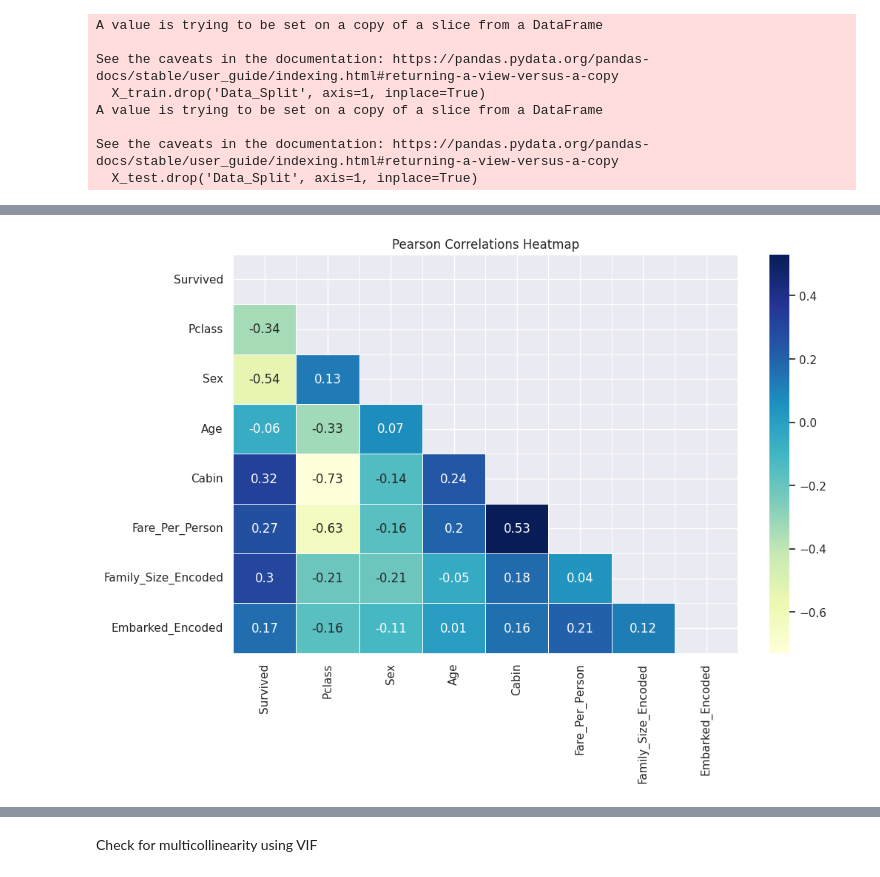
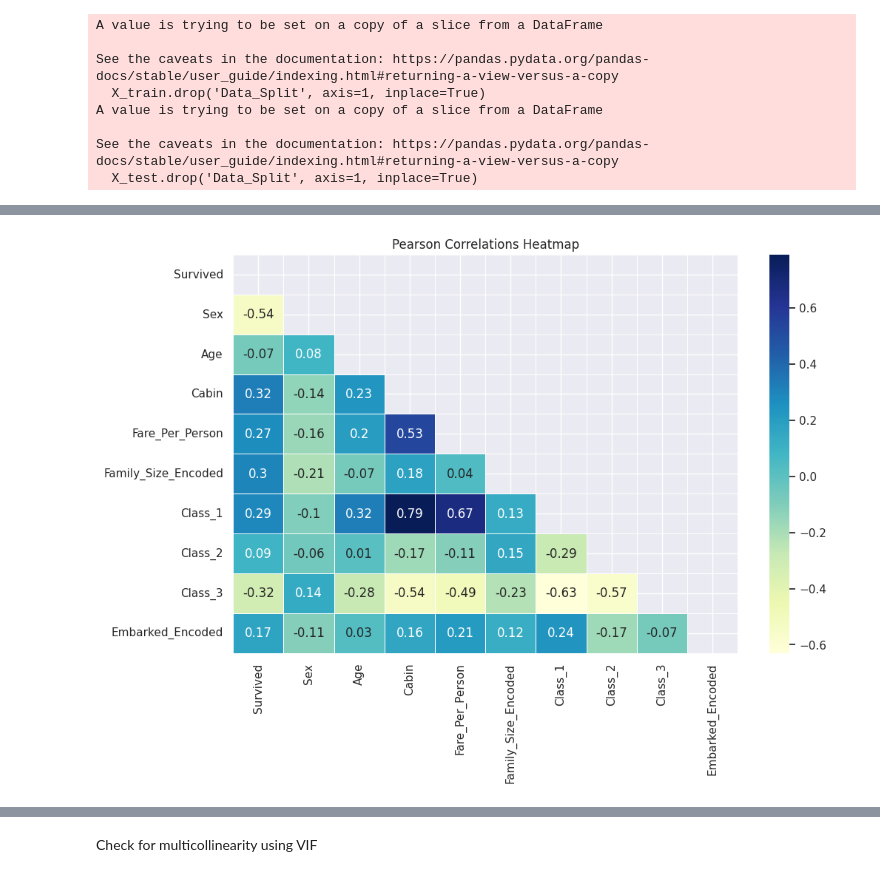
Before and after one commit to Bladys0710/titanic-ml-project, a Jupyter notebook: notebooks/01_EDA_and_PreProcessing.ipynb, the cells around one changed output, grey strips where cells are left out. Drawn from its saved outputs; the diff is of its cells as text; code cells hidden in the pictures.

```diff
--- a/notebooks/01_EDA_and_PreProcessing.ipynb
+++ b/notebooks/01_EDA_and_PreProcessing.ipynb
@@ -543,3 +559,16 @@ median_value = train_data['Fare_Per_Person'].median()
 
 # Replace outliers with the median
 train_data.loc[train_data['Z-score_Fare'] > threshold, 'Fare_Per_Person'] = median_value
+# %%
+from scipy import stats
+
+# Calculate Z-scores
+train_data['Z-score_Fare'] = stats.zscore(train_data['Fare_Per_Person'])
+
+# Define outliers based on Z-score threshold
+outlier_condition = (train_data['Z-score_Fare'] > 3) | (train_data['Z-score_Fare'] < -3)
+outliers = train_data[outlier_condition]
+
+# Sort the outliers in ascending order and print only the outlier values of Fare_Per_Person and their Z-scores
+sorted_outliers = outliers[['Fare_Per_Person', 'Z-score_Fare']].sort_values(by='Fare_Per_Person')
+print(sorted_outliers)
@@ -575,0 +630,8 @@ df
+# %%
+# Perform one-hot encoding
+type_enc = pd.get_dummies(df['Pclass'], prefix='Pclass').astype(int)
+
+# Rename the columns (if you want to change the prefix)
+type_enc.columns = [col.replace('Pclass_', 'Class_') for col in type_enc.columns]
+
+print(type_enc)
@@ -575,0 +671,4 @@ df
+# %%
+df_encoded = pd.concat([df, type_enc], axis=1)
+df = df_encoded
+df
@@ -575,0 +689,3 @@ df
+# %%
+df.drop('Pclass', axis=1, inplace=True)
+df
@@ -649,10 +779,10 @@ print(list(X_train.columns))
 # %%
-corr = X_train[['Survived', 'Pclass', 'Sex', 'Age', 'Cabin', 'Fare_Per_Person', 'Family_Size_Encoded', 'Embarked_Encoded']].corr()
+corr = X_train[['Survived', 'Sex', 'Age', 'Cabin', 'Fare_Per_Person', 'Family_Size_Encoded', 'Class_1', 'Class_2', 'Class_3', 'Embarked_Encoded']].corr()
 
 corr_rounded = corr.round(2)  # Round to 2 decimal places
 
 sns.set(rc={'figure.figsize':(11,7)})
 sns.heatmap(corr_rounded,linewidths=.5, annot=True, cmap="YlGnBu",mask=np.triu(np.ones_like(corr_rounded, dtype=np.bool)))\
     .set_title("Pearson Correlations Heatmap");
 # %% [output]
-[figure, old version]
+[figure, new version]
```
Also changed, not shown: parts of 29 cells of this notebook, 3 other files.
